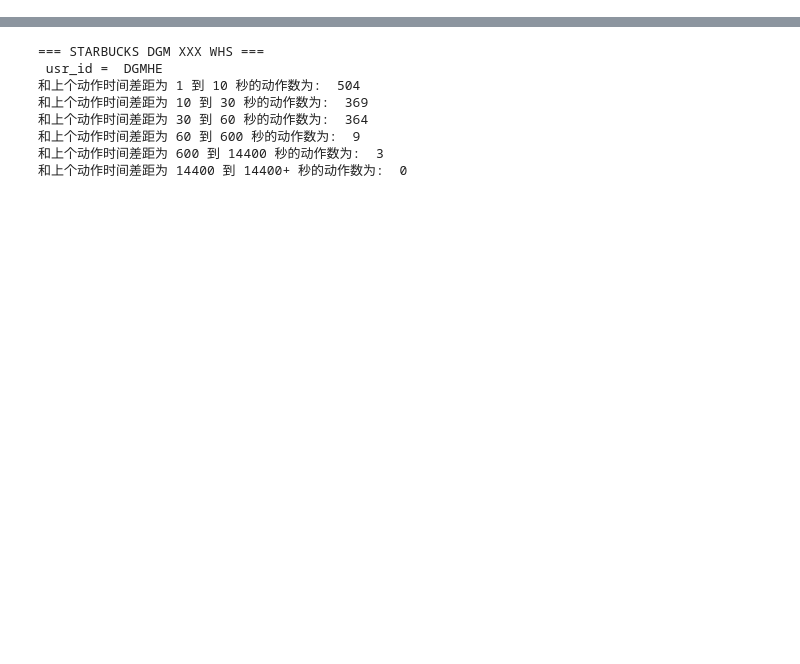
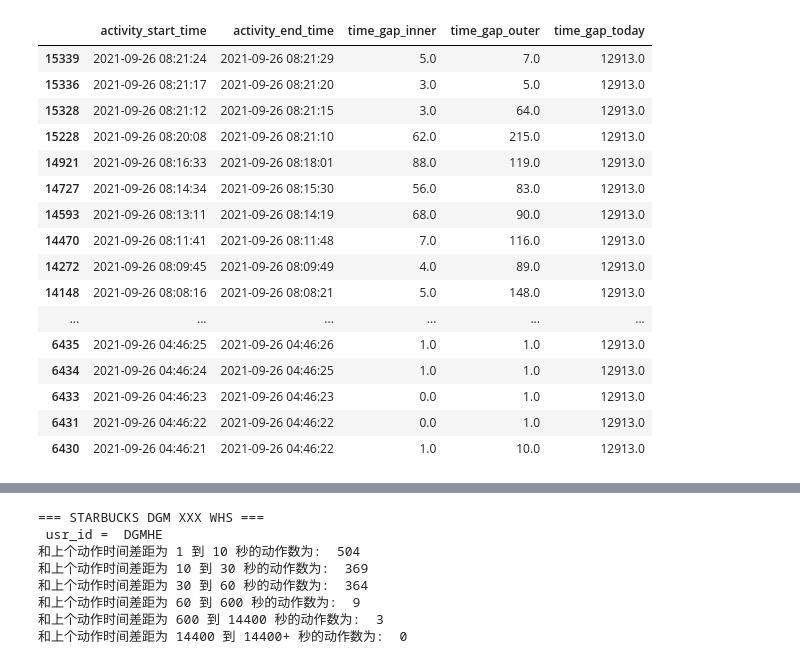
Before and after one commit to fyenne/play4_activity, a Jupyter notebook: activity_detail.ipynb, the cells around one changed output, grey strips where cells are left out. Saved outputs shown, nothing was run; the diff lists cells and outputs as text; code cells hidden in the pictures; blank space fills up the shorter version.

```diff
--- a/activity_detail.ipynb
+++ b/activity_detail.ipynb
@@ -76,3 +60,26 @@ df
+# %%
+pd.set_option("display.max_rows", None, "display.max_columns", 55)
+df[df['user_id'] == 'BJMARS003'].query('time_gap_outer != 0')[[
+    'activity_start_time', 'activity_end_time','time_gap_inner'	,'time_gap_outer','time_gap_today']].\
+        sort_values('activity_start_time', ascending=False)
+# %% [output]
+|  | activity_start_time | activity_end_time | time_gap_inner | time_gap_outer | time_gap_today |
+| 15339 | 2021-09-26 08:21:24 | 2021-09-26 08:21:29 | 5.0 | 7.0 | 12913.0 |
+| 15336 | 2021-09-26 08:21:17 | 2021-09-26 08:21:20 | 3.0 | 5.0 | 12913.0 |
+| 15328 | 2021-09-26 08:21:12 | 2021-09-26 08:21:15 | 3.0 | 64.0 | 12913.0 |
+| 15228 | 2021-09-26 08:20:08 | 2021-09-26 08:21:10 | 62.0 | 215.0 | 12913.0 |
+| 14921 | 2021-09-26 08:16:33 | 2021-09-26 08:18:01 | 88.0 | 119.0 | 12913.0 |
+| 14727 | 2021-09-26 08:14:34 | 2021-09-26 08:15:30 | 56.0 | 83.0 | 12913.0 |
+| 14593 | 2021-09-26 08:13:11 | 2021-09-26 08:14:19 | 68.0 | 90.0 | 12913.0 |
+| 14470 | 2021-09-26 08:11:41 | 2021-09-26 08:11:48 | 7.0 | 116.0 | 12913.0 |
+| 14272 | 2021-09-26 08:09:45 | 2021-09-26 08:09:49 | 4.0 | 89.0 | 12913.0 |
+| 14148 | 2021-09-26 08:08:16 | 2021-09-26 08:08:21 | 5.0 | 148.0 | 12913.0 |
+| ... | ... | ... | ... | ... | ... |
+| 6435 | 2021-09-26 04:46:25 | 2021-09-26 04:46:26 | 1.0 | 1.0 | 12913.0 |
+| 6434 | 2021-09-26 04:46:24 | 2021-09-26 04:46:25 | 1.0 | 1.0 | 12913.0 |
+| 6433 | 2021-09-26 04:46:23 | 2021-09-26 04:46:23 | 0.0 | 1.0 | 12913.0 |
+| 6431 | 2021-09-26 04:46:22 | 2021-09-26 04:46:22 | 0.0 | 1.0 | 12913.0 |
+| 6430 | 2021-09-26 04:46:21 | 2021-09-26 04:46:22 | 1.0 | 10.0 | 12913.0 |
 # %%
 df[['ou_code', 'ou_name', 'wms_warehouse_id', 'user_id', 'activity_type' ,
        'activity_start_time', 'activity_end_time',
```
Also changed, not shown: parts of 2 cells of this notebook, 1 other file.
